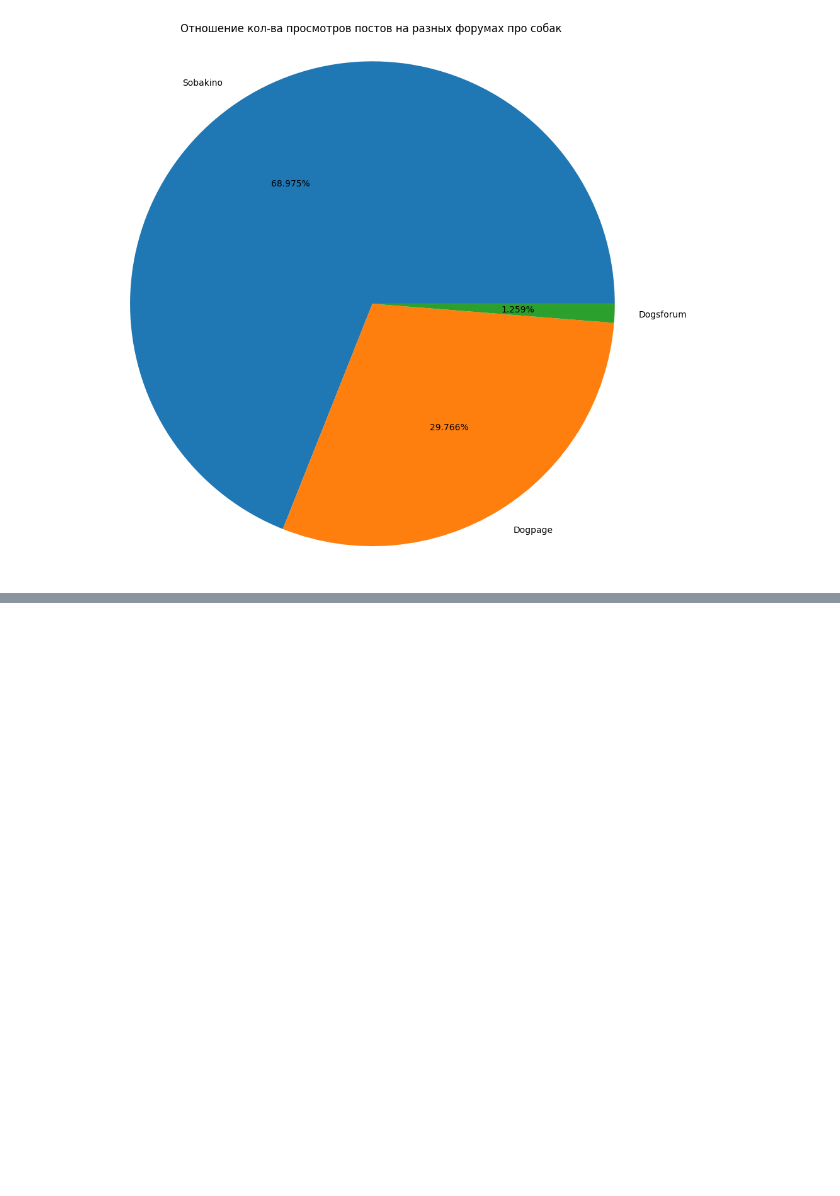
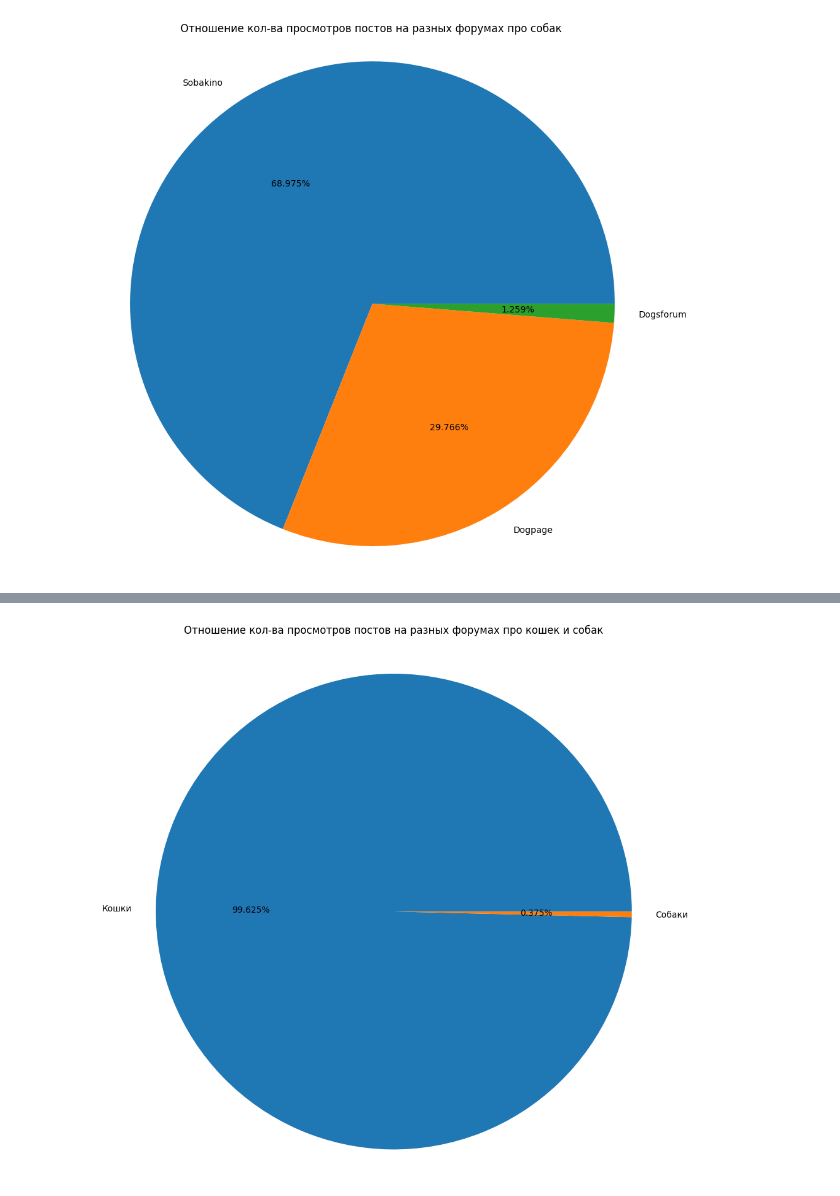
Before and after one commit to D1ffic00lt/cat-and-dog-analytics, a Jupyter notebook: main.ipynb, the cells around one changed output, grey strips where cells are left out. Cells and saved outputs as stored; diff of their text form; code cells hidden in the pictures; blank space fills up the shorter version.

```diff
--- a/main.ipynb
+++ b/main.ipynb
@@ -256,0 +272,9 @@ plt.savefig("charts/white_version/pie_dogs_forums.png")
+# %%
+fig, ax = plt.subplots()
+ax.pie([cat_forums["count"].sum(), dog_forums["count"].sum()], autopct='%.3f%%', labels=["Кошки", "Собаки"])
+ax.axis("equal")
+plt.title("Отношение кол-ва просмотров постов на разных форумах про кошек и собак\n")
+fig.set_size_inches(11, 11)
+plt.savefig("charts/white_version/pie_cats_hashtags_and_dogs_hashtags.png")
+# %% [output]
+[figure, added]
```
Also changed, not shown: parts of 13 cells of this notebook, 11 other files.
